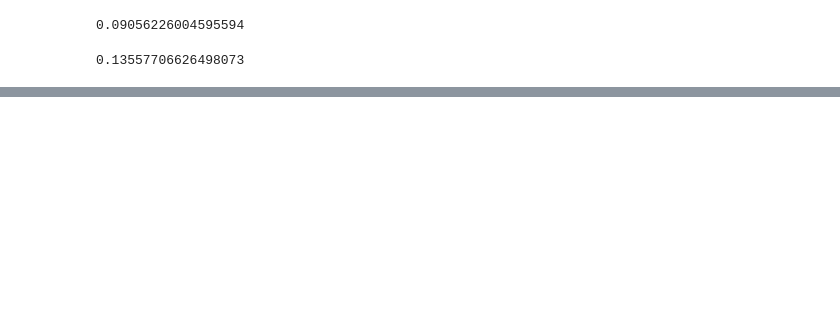
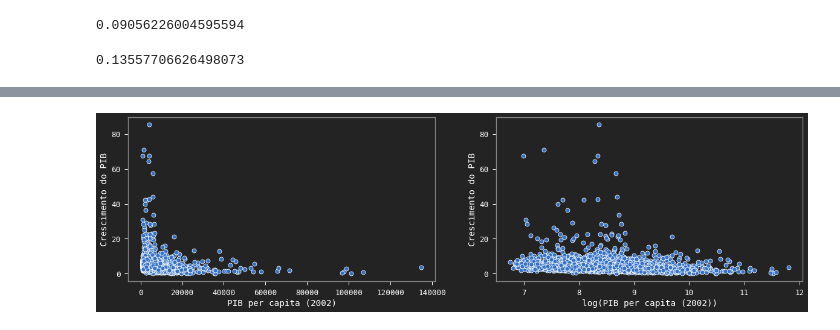
Before and after one commit to danielnrocha/Convergencia_PIB_Municipios, a Jupyter notebook: ConvergenciaMunicipios.ipynb, the cells around one changed output, grey strips where cells are left out. Saved outputs shown, nothing was run; the diff lists cells and outputs as text; code cells hidden in the pictures; blank space fills up the shorter version.

```diff
--- a/ConvergenciaMunicipios.ipynb
+++ b/ConvergenciaMunicipios.ipynb
@@ -516,0 +572,10 @@ IC = [-0.008262546160661709; 0.0982921585987113]
+# %%
+names = pib_cities_2002.columns.tolist()
+names[names.index('PIB per capita')] = 'PIB per capita (2002)'
+names[names.index('PIB')] = 'PIB (2002)'
+pib_cities_2002.columns = names
+
+pib_cities_2002 = pib_cities_2002[['Região', 'UF', 'Município',
+                                   'PIB (2002)', 'PIB per capita (2002)']]
+
+pib_cities_2002.describe()
@@ -516,0 +592,10 @@ IC = [-0.008262546160661709; 0.0982921585987113]
+# %%
+names = pib_cities_2017.columns.tolist()
+names[names.index('PIB per capita')] = 'PIB per capita (2017)'
+names[names.index('PIB')] = 'PIB (2017)'
+pib_cities_2017.columns = names
+
+pib_cities_2017 = pib_cities_2017[['Região', 'UF', 'Município',
+                                   'PIB (2017)', 'PIB per capita (2017)']]
+
+pib_cities_2017.describe()
@@ -516,0 +612,6 @@ IC = [-0.008262546160661709; 0.0982921585987113]
+# %%
+df_regression = pd.merge(pib_cities_2002,pib_cities_2017)
+
+df_regression['Crescimento do PIB'] = (df_regression['PIB (2017)'] - df_regression['PIB (2002)']) / df_regression['PIB (2002)']
+
+df_regression
@@ -516,0 +632,14 @@ IC = [-0.008262546160661709; 0.0982921585987113]
+# %%
+plt.figure(figsize=(20,5))
+
+plt.subplot(1, 2, 1)
+
+sns.scatterplot(df_regression['PIB per capita (2002)'], df_regression['Crescimento do PIB'])
+
+df_regression['log(PIB per capita (2002))'] = np.log(df_regression['PIB per capita (2002)'])
+
+plt.subplot(1, 2, 2)
+
+sns.scatterplot(df_regression['log(PIB per capita (2002))'], df_regression['Crescimento do PIB']);
+# %% [output]
+[figure, added]
```
Also changed, not shown: parts of 83 cells of this notebook.
